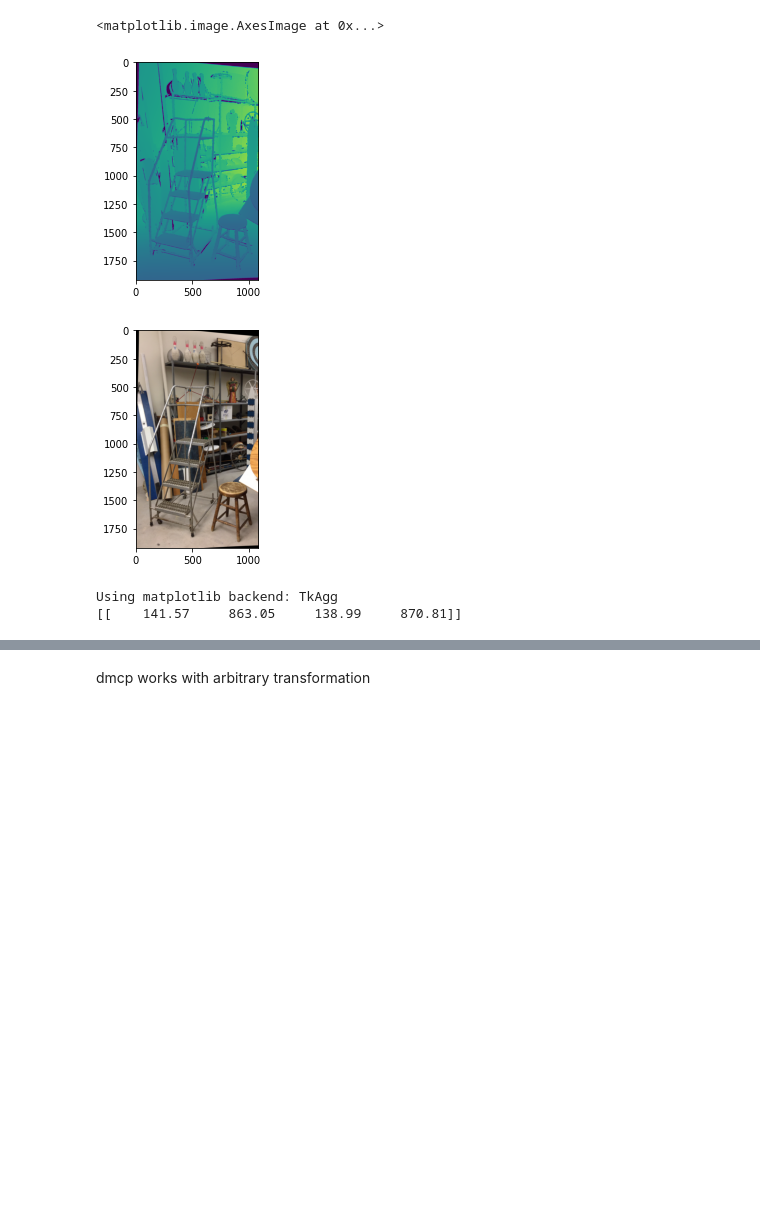
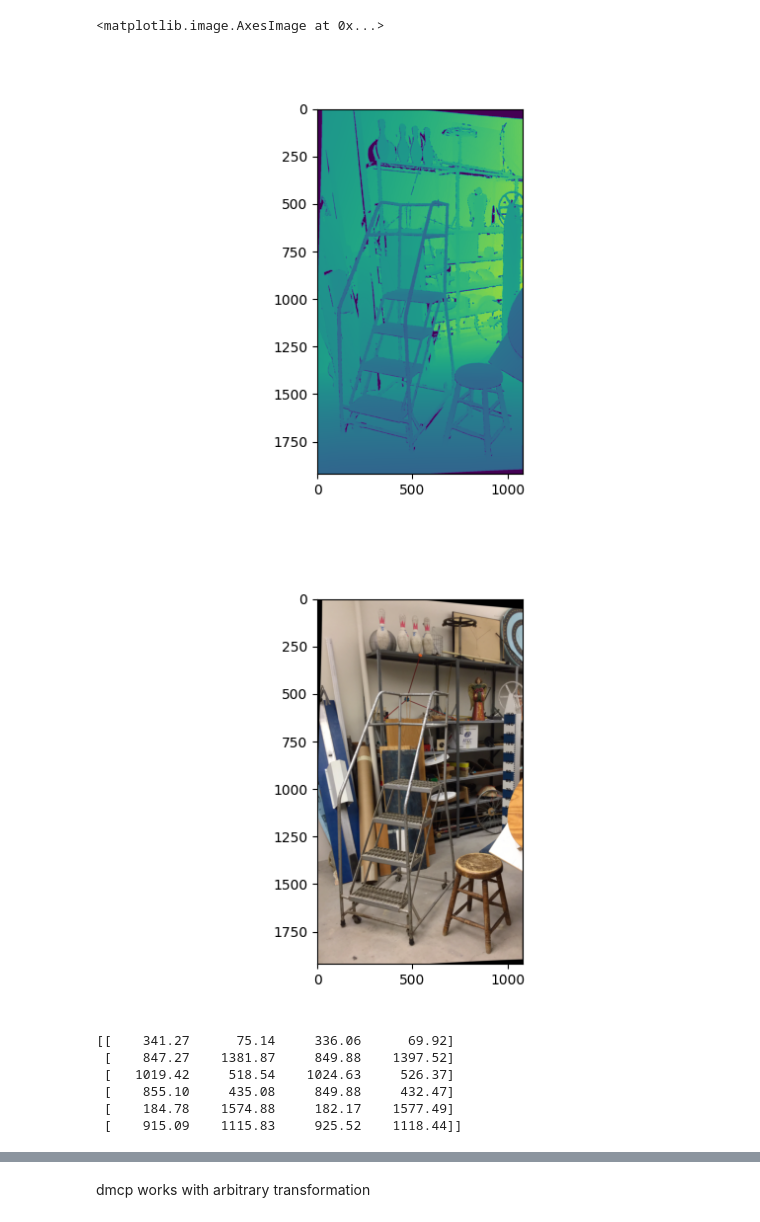
Before and after one commit to ushichka/dmcp, a Jupyter notebook: notebooks/middlebury_depth.ipynb, the cells around one changed output, grey strips where cells are left out. Cells and saved outputs as stored; diff of their text form; code cells hidden in the pictures; blank space fills up the shorter version.

```diff
--- a/notebooks/middlebury_depth.ipynb
+++ b/notebooks/middlebury_depth.ipynb
@@ -11,35 +12,38 @@ from pypfm import PFMLoader
 np.set_printoptions(formatter={"float": "{:10.2f}".format})
 # %%
-img_path = "/home/julian/data/middlebury/all/data/ladder1/im0.png"
-dispm_path = "/home/julian/data/middlebury/all/data/ladder1/disp0.pfm"
+img_path = "c:/data/middlebury/all/data/ladder1/im0.png"
+dispm_path = "c:/data/middlebury/all/data/ladder1/disp0.pfm"
 f = 1733.68
 cam = np.array([[f, 0, 819.72], [0, f, 957.55], [0, 0, 1]])
 baseline=221.13
 doffs=0
 
-loader = PFMLoader(color=False, compress=False)
-pfm = loader.load_pfm(dispm_path)
+pfm = iio.imread(dispm_path,plugin="PFM-FI").astype(np.float32)
+
 
 for y in range(pfm.shape[0]):
     for x in range(pfm.shape[1]):
         disp = pfm[y,x]
-        Z = baseline * f / (disp + doffs)
+        if disp != 0:
+            Z = baseline * f / (disp + doffs)
+        else:
+            Z = np.nan
         pfm[y,x] = Z
 
-dm = np.flip(pfm,axis=0)
+dm = np.flip(pfm,axis=0).copy()
 
-im = imageio.imread(img_path)
+im = iio.imread(img_path)
 im = np.asarray(im)
 
 plt.figure()
-plt.imshow(dm,origin="upper")
+plt.imshow(dm)
 
 plt.figure()
 plt.imshow(im)
 # %% [output]
 <matplotlib.image.AxesImage at 0x...>
-[figure, old version]
+[figure, new version]
-[figure, old version]
+[figure, new version]
 # %%
 pts = []
 invK = la.inv(cam)
@@ -62,13 +66,17 @@ mesh.plot(scalars='colors',rgb=True,notebook=False, eye_dome_lighting=True)
 # %%
 from src.dmcpworkflow.annotate_points import annotate
 
-%matplotlib
+mpl.use("QT5Agg")
 cps = annotate(im[:,:,0],dm) # exactly nonplanar 6 do seem best
 %matplotlib inline
 print(cps)
 # %% [output]
-Using matplotlib backend: TkAgg
-[[    141.57     863.05     138.99     870.81]]
+[[    341.27      75.14     336.06      69.92]
+ [    847.27    1381.87     849.88    1397.52]
+ [   1019.42     518.54    1024.63     526.37]
+ [    855.10     435.08     849.88     432.47]
+ [    184.78    1574.88     182.17    1577.49]
+ [    915.09    1115.83     925.52    1118.44]]
 # %%
 #cps[:,2:] = cps[:,:2]
 # %%
```
Also changed, not shown: parts of 13 cells of this notebook, 3 other files.
